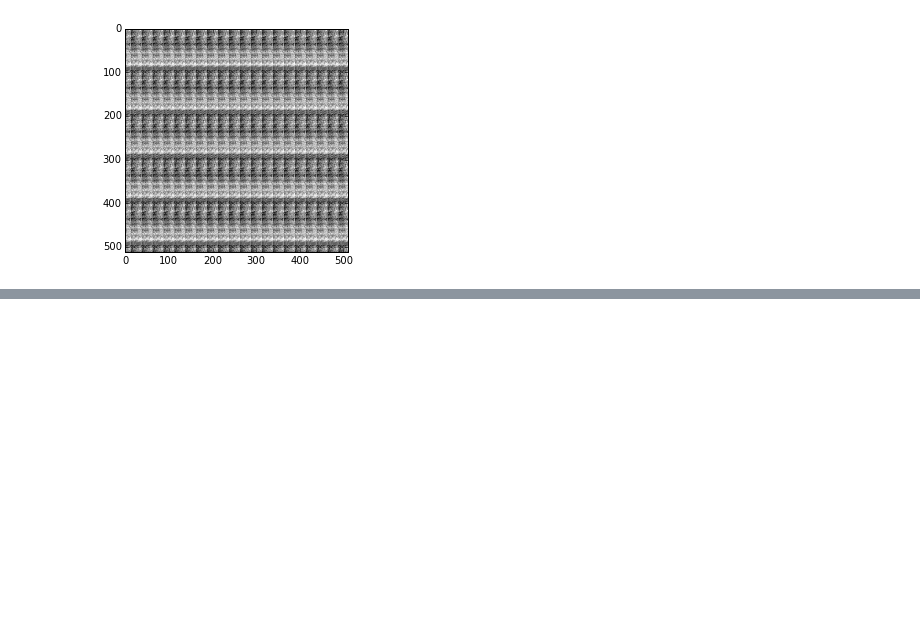
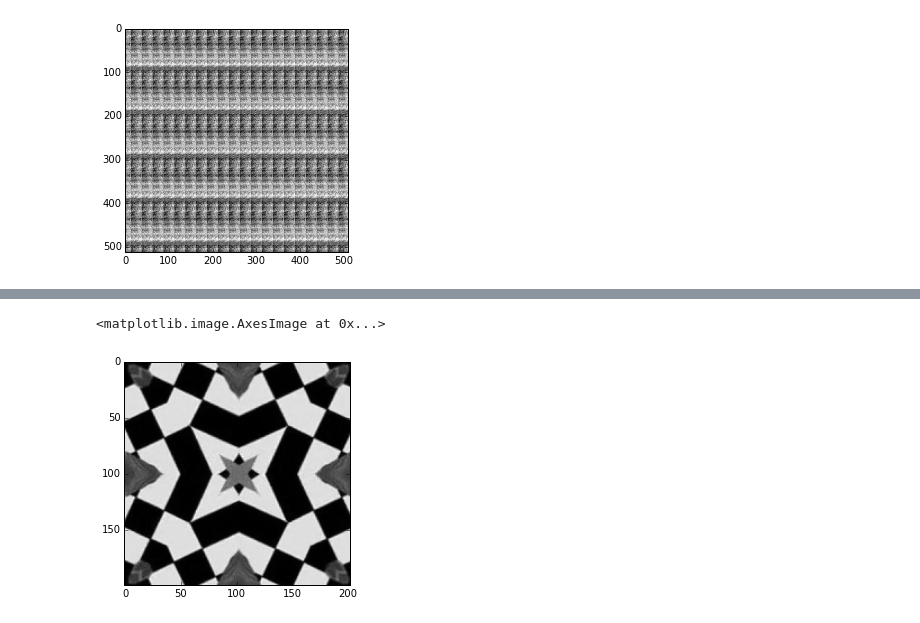
Before and after one commit to pussinboot/tile-extract, a Jupyter notebook: tile_select_test.ipynb, the cells around one changed output, grey strips where cells are left out. Drawn from its saved outputs; the diff is of its cells as text; code cells hidden in the pictures; blank space fills up the shorter version.

```diff
--- a/tile_select_test.ipynb
+++ b/tile_select_test.ipynb
@@ -91,0 +108,6 @@ plt.imshow(test_tile,cmap='gray')
+# %%
+inner_square = start_frame[400:600,960:1162]
+plt.imshow(inner_square,cmap='gray')
+# %% [output]
+<matplotlib.image.AxesImage at 0x...>
+[figure, added]
```
Also changed, not shown: parts of 14 cells of this notebook, 2 other files.
